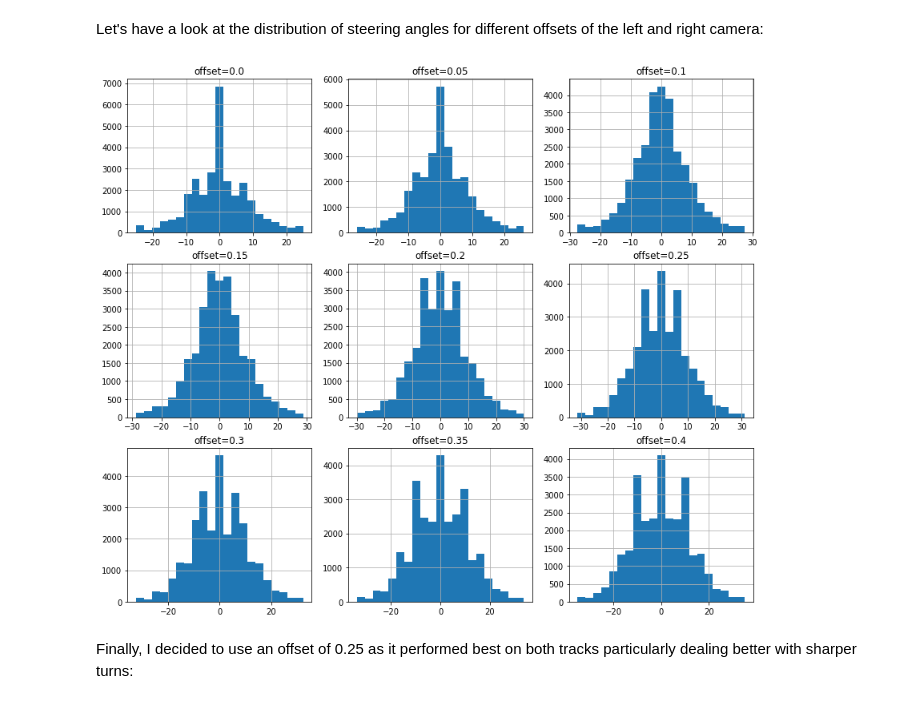
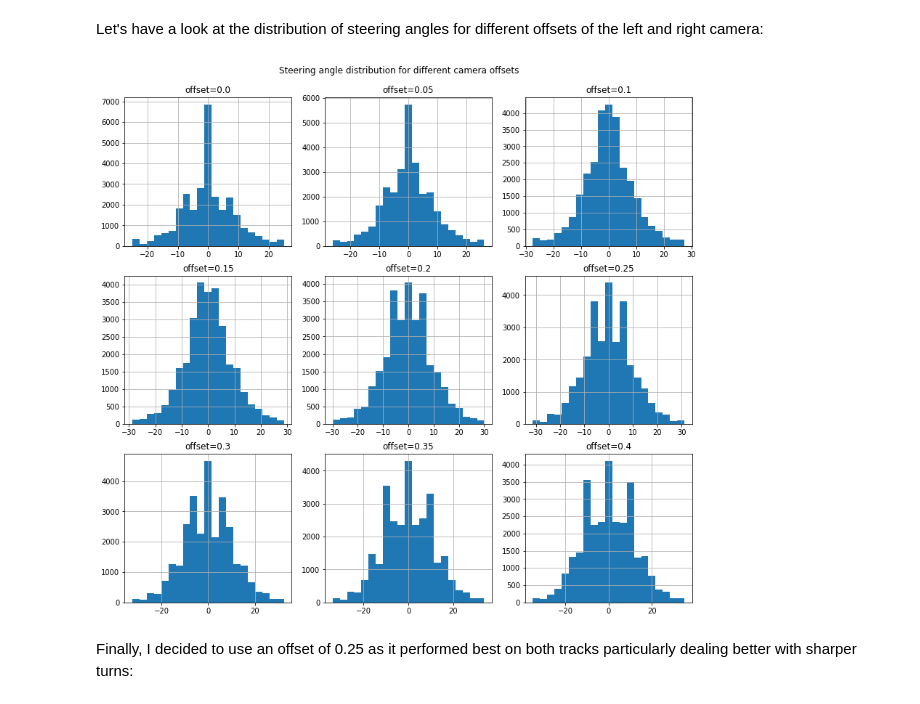
Before and after one commit to Pyrax/CarND-Behavioral-Cloning-P3, a Jupyter notebook: Behavioral_Cloning.ipynb, the cells around one changed output. Drawn from its saved outputs; the diff is of its cells as text; code cells hidden in the pictures.

```diff
--- a/Behavioral_Cloning.ipynb
+++ b/Behavioral_Cloning.ipynb
@@ -33,6 +33,8 @@ from src import get_driving_data, \
     compute_gamma_lut
 # %% [output]
 Using TensorFlow backend.
+# %%
+output_images_dir = os.path.join('.', 'output_images')
 # %% [markdown]
 ### Load data
 # %%
@@ -151,24 +159,28 @@ Let's have a look at the distribution of steering angles for different offsets o
 # %%
 # Show histogram for different offsets of the camera:
 offset_dfs = []
 offsets = np.arange(.0, .45, .05)
 for offset in offsets:
     offset_dfs.append(merge_camera_images(
         camera_steering_offsets=[0.0, offset, -offset]))
 
 num_dfs = len(offset_dfs)
 fig, axes = plt.subplots(math.ceil(num_dfs/3), 3, figsize=(14, 12))
 idx = 0
 for row in range(len(axes)):
     for col in range(len(axes[row])):
         if idx >= num_dfs:
             break
 
         cur_plot = (offset_dfs[idx]['Steering']*25).hist(ax=axes[row, col], bins=21)
         cur_plot.set_title(f'offset={offsets[idx]:.2}')
         idx += 1
+
+fig.suptitle('Steering angle distribution for different camera offsets')
+plt.subplots_adjust(top=0.93)
+plt.savefig(os.path.join(output_images_dir, 'offset_comparison_hist.jpg'), bbox_inches='tight')
 # %% [output]
-[figure, old version]
+[figure, new version]
 # %% [markdown]
 Finally, I decided to use an offset of 0.25 as it performed best on both tracks particularly dealing better with sharper turns:
 # %%
```
Also changed, not shown: parts of 30 cells of this notebook, 12 other files.
